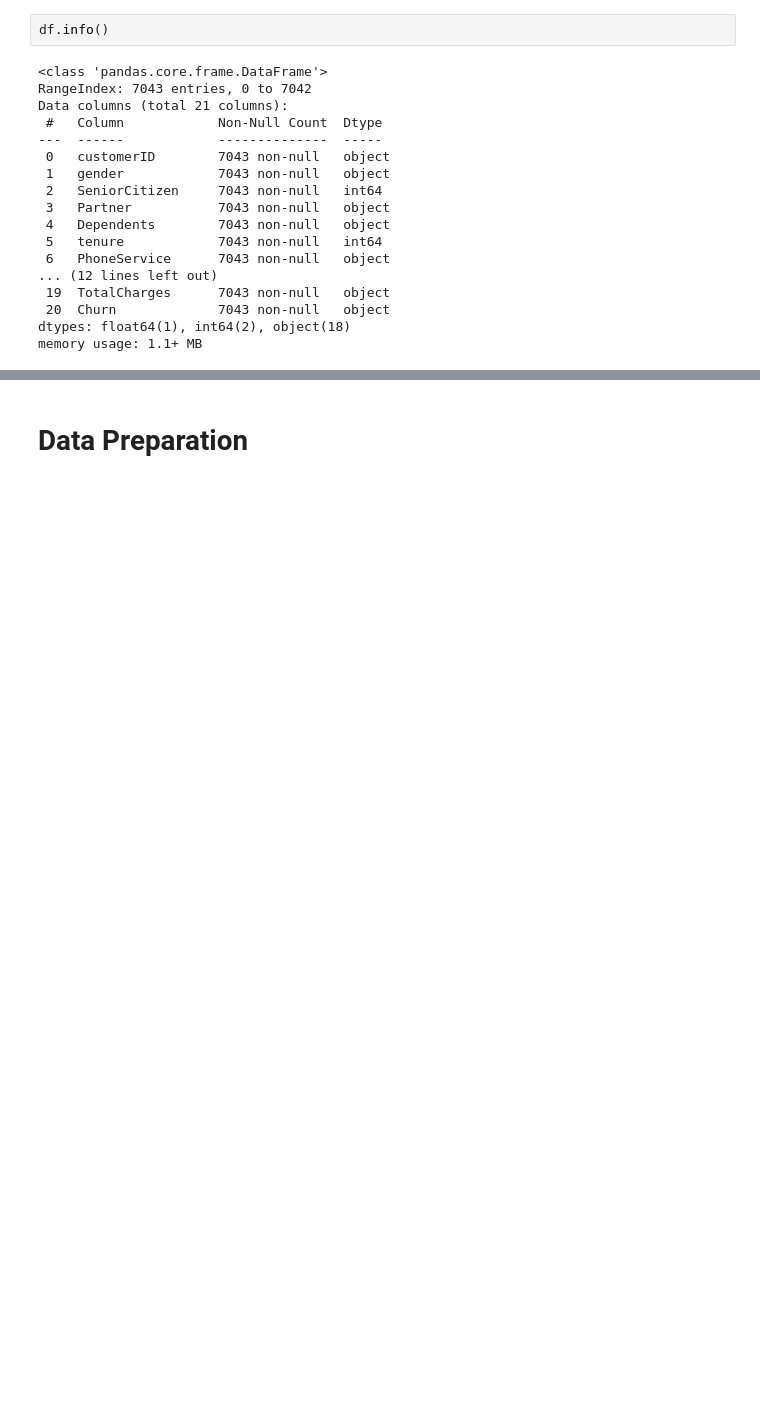
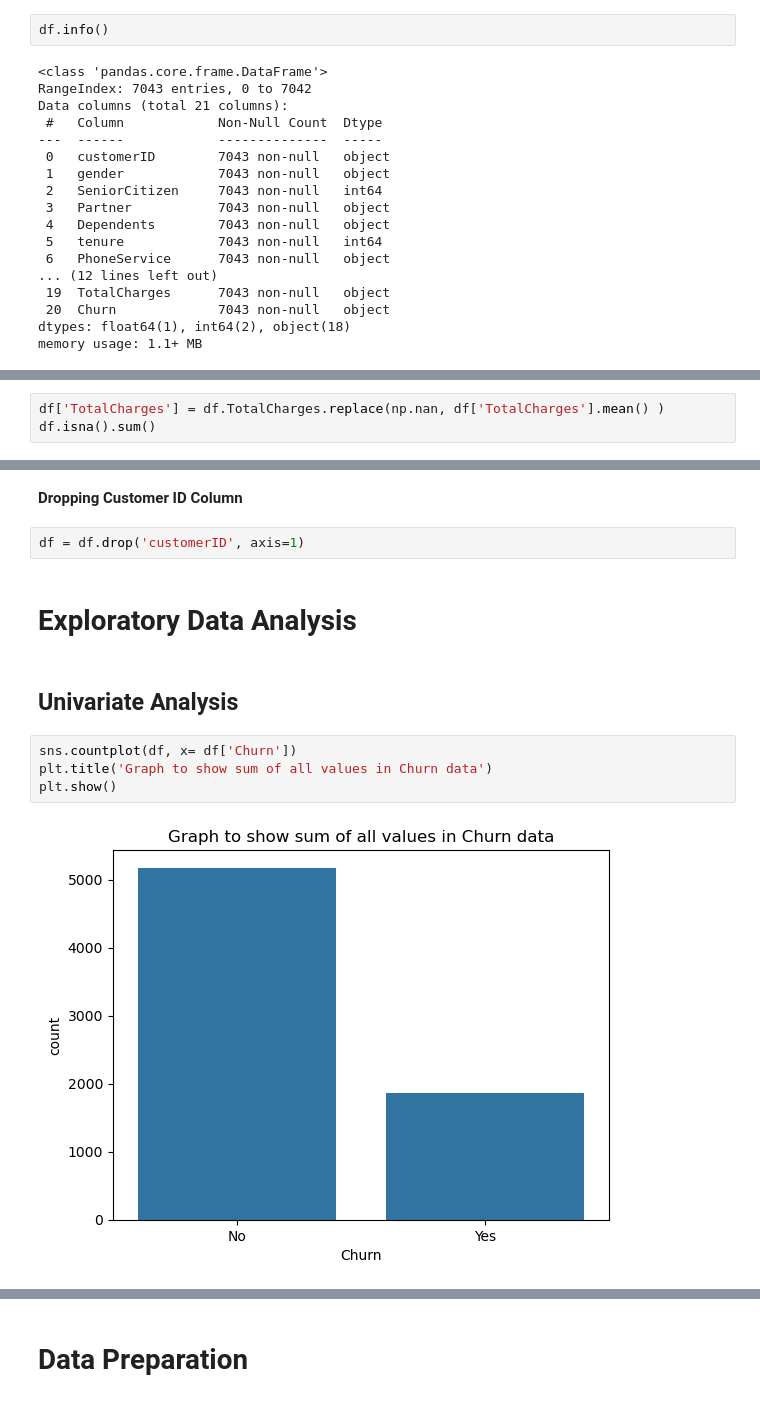
Before and after one commit to Enderphantom01/MLG-381-Assignment-2, a Jupyter notebook: notebooks/Data Exploration and Pre-processing.ipynb, the cells around one changed output, grey strips where cells are left out. Saved outputs shown, nothing was run; the diff lists cells and outputs as text; blank space fills up the shorter version.

```diff
--- a/notebooks/Data Exploration and Pre-processing.ipynb
+++ b/notebooks/Data Exploration and Pre-processing.ipynb
@@ -110,0 +153,3 @@ memory usage: 1.1+ MB
+# %%
+df['TotalCharges'] = df.TotalCharges.replace(np.nan, df['TotalCharges'].mean() )
+df.isna().sum()
@@ -110,0 +174,14 @@ memory usage: 1.1+ MB
+# %% [markdown]
+**Dropping Customer ID Column**
+# %%
+df = df.drop('customerID', axis=1)
+# %% [markdown]
+# Exploratory Data Analysis
+# %% [markdown]
+## Univariate Analysis
+# %%
+sns.countplot(df, x= df['Churn'])
+plt.title('Graph to show sum of all values in Churn data')
+plt.show()
+# %% [output]
+[figure, added]
```
Also changed, not shown: parts of 149 cells of this notebook, 1 other file.
